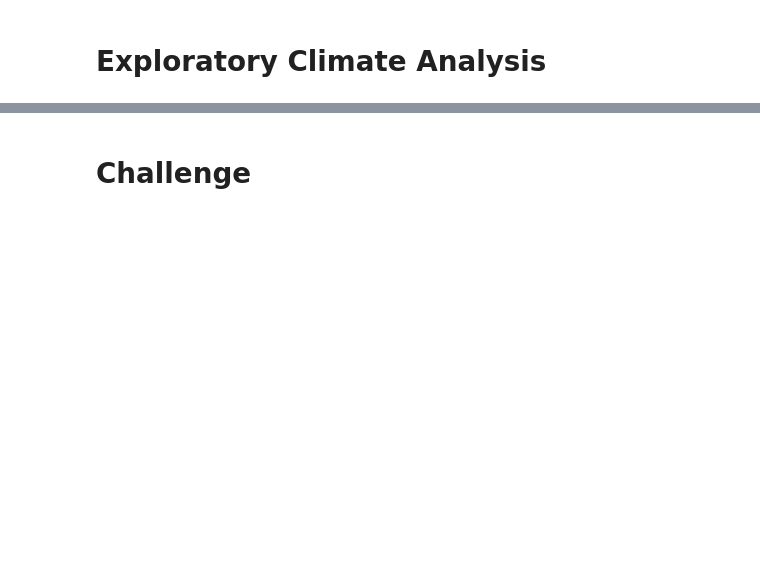
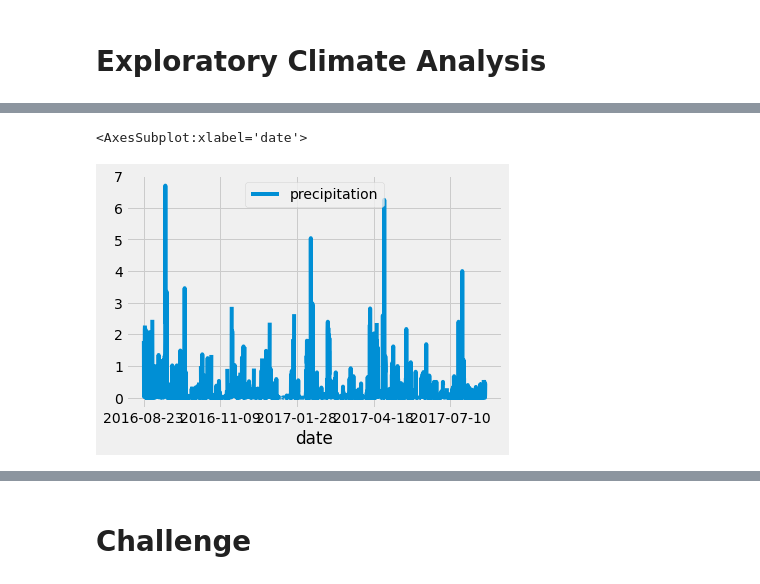
Before and after one commit to manjamcmills/surfs_up, a Jupyter notebook: climate_analysis.ipynb, the cells around one changed output, grey strips where cells are left out. Saved outputs shown, nothing was run; the diff lists cells and outputs as text; code cells hidden in the pictures; blank space fills up the shorter version.

```diff
--- a/climate_analysis.ipynb
+++ b/climate_analysis.ipynb
@@ -76,3 +182,9 @@ print(results)
+# %%
+# Use Pandas Plotting with Matplotlib to plot the data
+df.plot()
+# %% [output]
+<AxesSubplot:xlabel='date'>
+[figure, added]
 # %%
 # Use Pandas to calcualte the summary statistics for the precipitation data
 df.describe()
```
Also changed, not shown: parts of 28 cells of this notebook, 16 other files.
